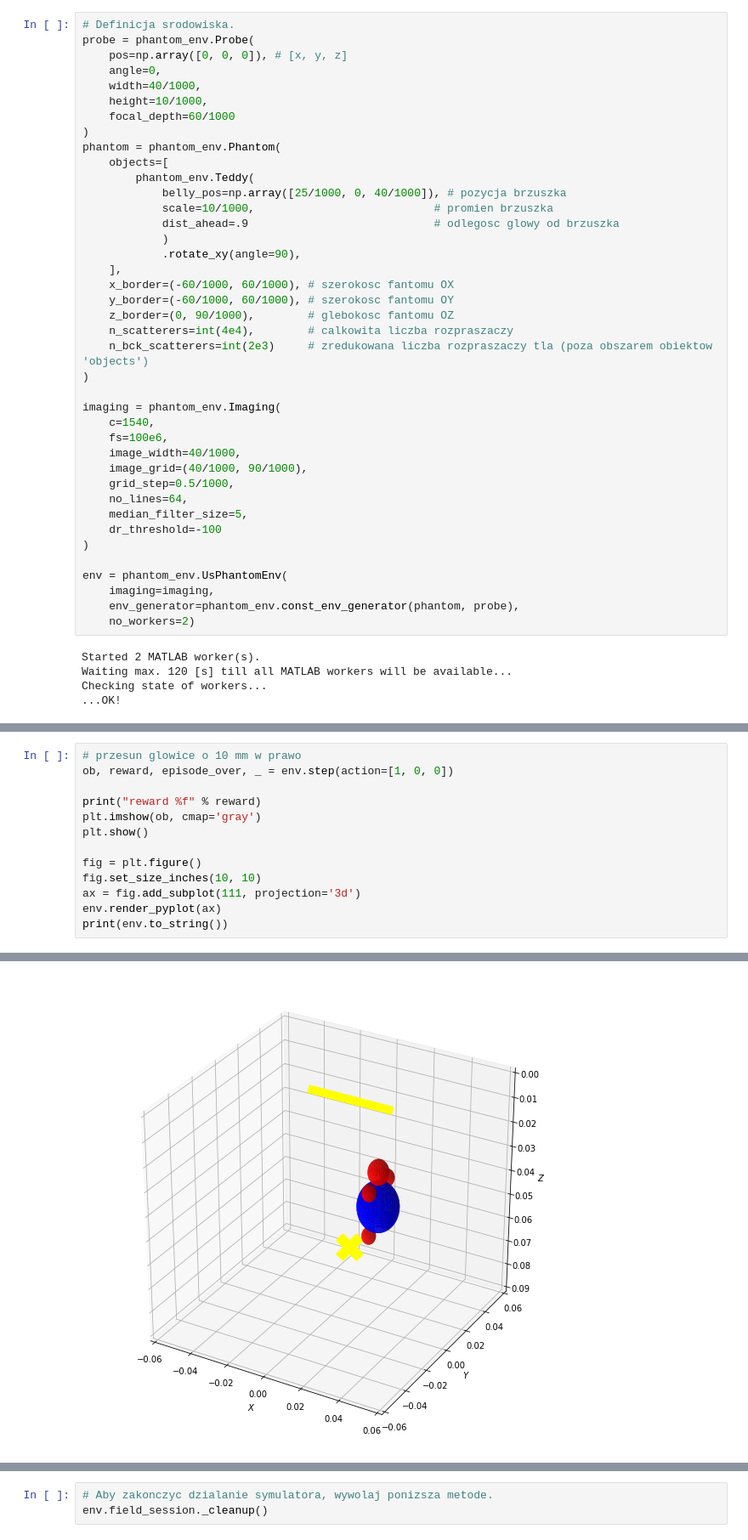
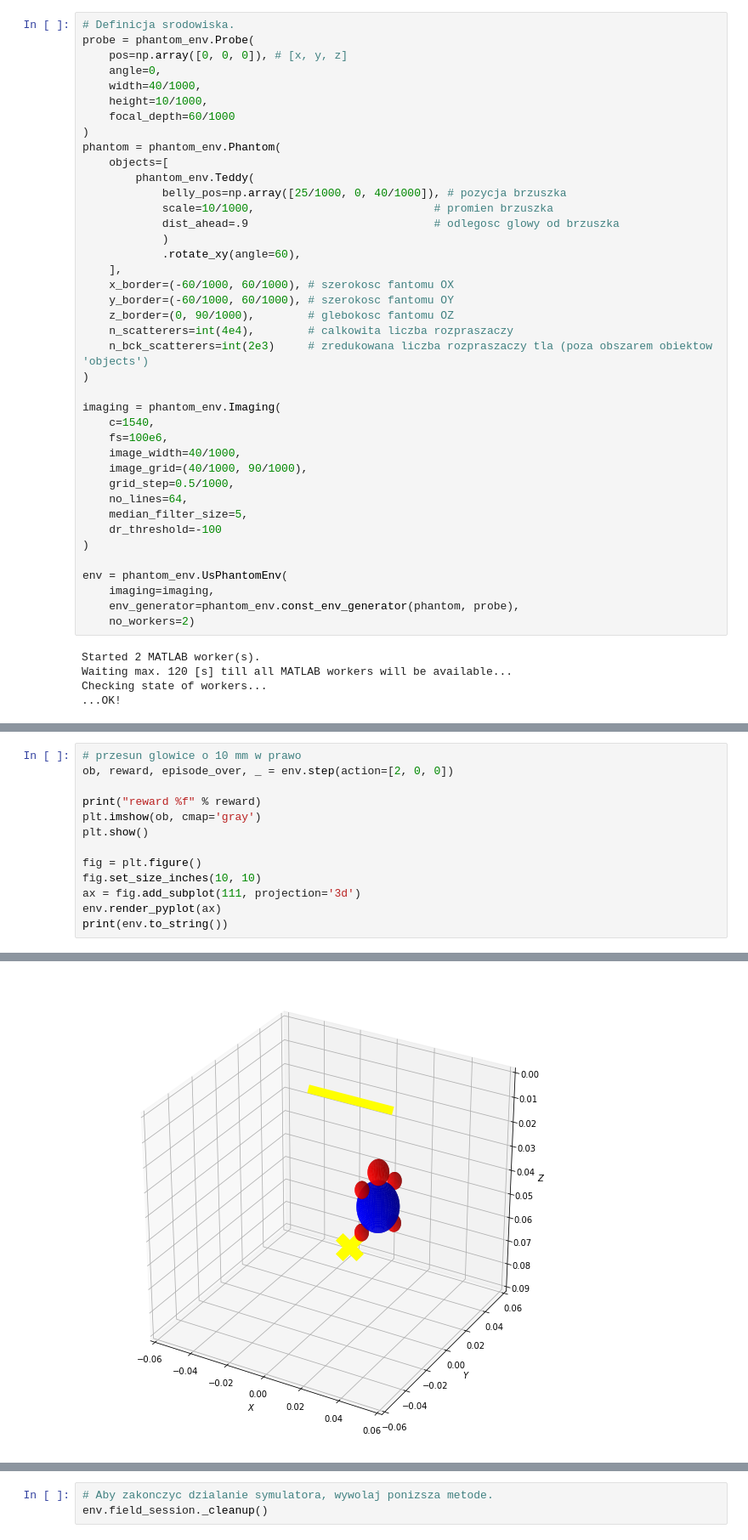
Before and after one commit to pjarosik/rlus, a Jupyter notebook: envs/env_prototype.ipynb, the cells around one changed output, grey strips where cells are left out. Shown at 85% size. Saved outputs shown, nothing was run; the diff lists cells and outputs as text.

```diff
--- a/envs/env_prototype.ipynb
+++ b/envs/env_prototype.ipynb
@@ -24,7 +25,7 @@ phantom = phantom_env.Phantom(
             scale=10/1000,                           # promien brzuszka
             dist_ahead=.9                            # odlegosc glowy od brzuszka
             )
-            .rotate_xy(angle=90),
+            .rotate_xy(angle=60),
     ],
     x_border=(-60/1000, 60/1000), # szerokosc fantomu OX
     y_border=(-60/1000, 60/1000), # szerokosc fantomu OY
@@ -87,6 +88,6 @@ paw: pos=[ 0.025      -0.00872098  0.03127902], r=0.0033333333333333335
 # %%
 # przesun glowice o 10 mm w prawo
-ob, reward, episode_over, _ = env.step(action=[1, 0, 0])
+ob, reward, episode_over, _ = env.step(action=[2, 0, 0])
 
 print("reward %f" % reward)
 plt.imshow(ob, cmap='gray')
@@ -113 +114 @@ paw: pos=[ 0.025      -0.00872098  0.03127902], r=0.0033333333333333335
-[figure, old version]
+[figure, new version]
```
Also changed, not shown: parts of 15 cells of this notebook, 1 other file.
